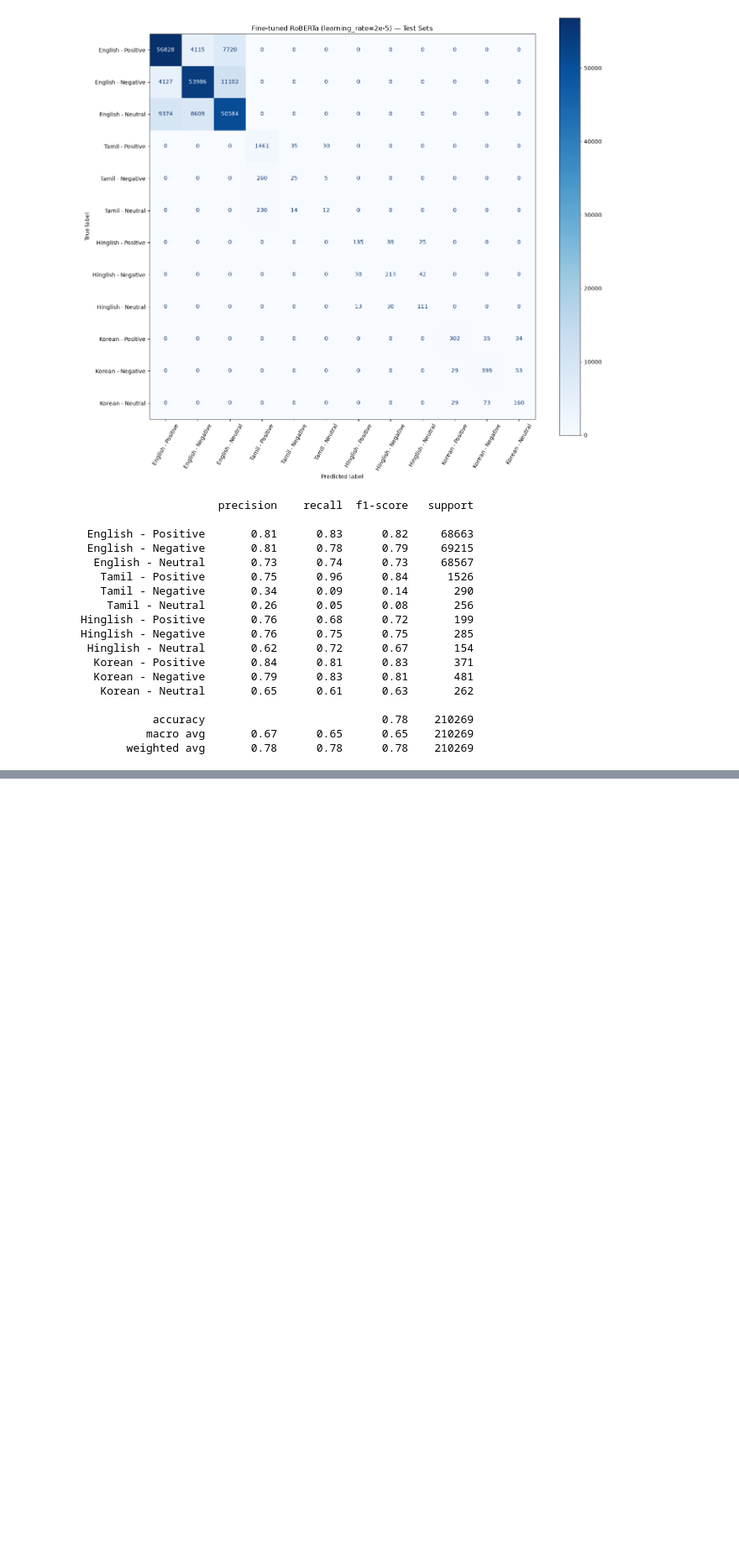
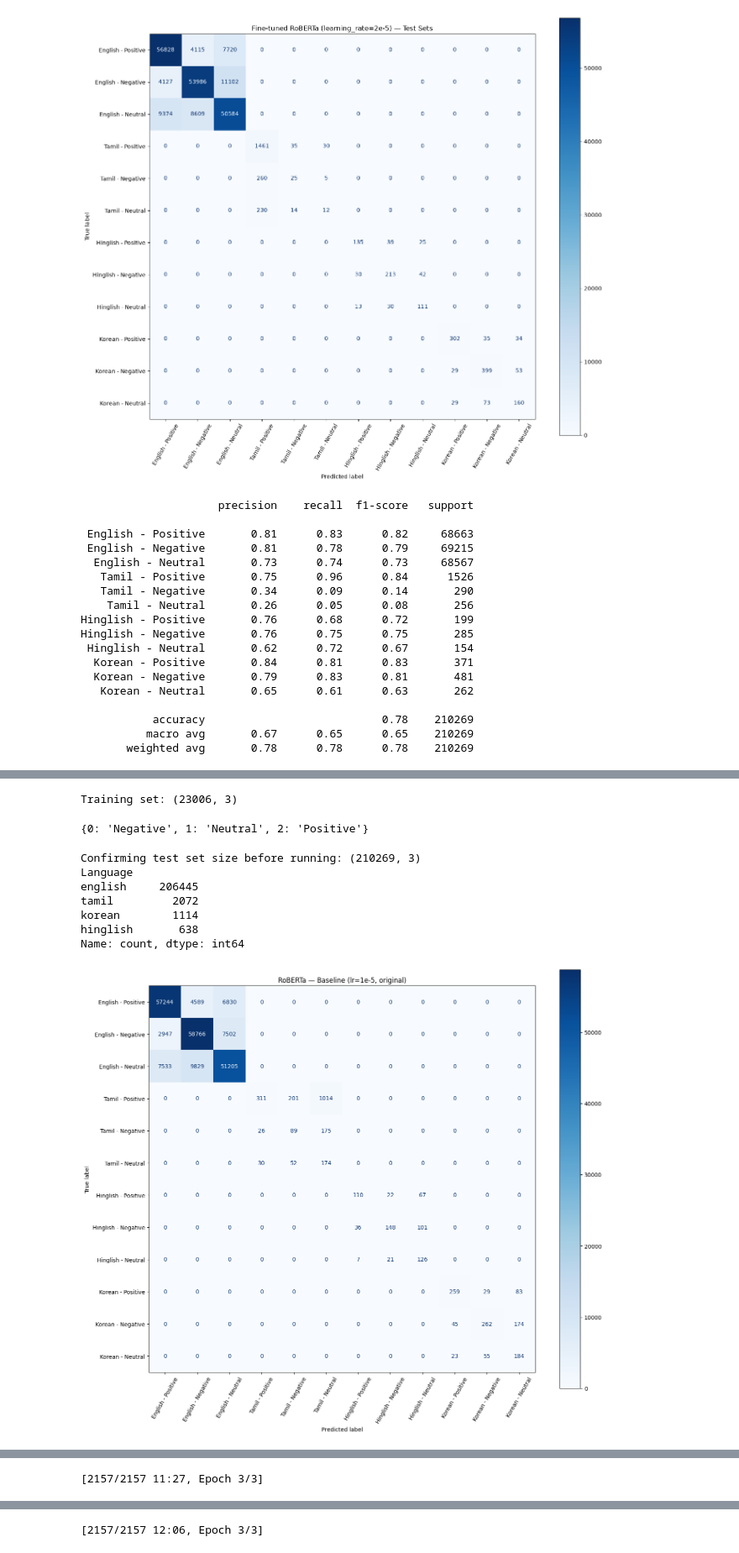
Before and after one commit to las21-sfu/NLP-Week1-Text-Classification, a Jupyter notebook: KoreanModelRun.ipynb, the cells around one changed output, grey strips where cells are left out. Shown at 84% size. Cells and saved outputs as stored; diff of their text form; code cells hidden in the pictures; blank space fills up the shorter version.

Commit message:
Ran model on hosted runtime, and also ran other models in comparison

```diff
--- a/KoreanModelRun.ipynb
+++ b/KoreanModelRun.ipynb
@@ -1091,0 +1170,5 @@ Hinglish - Negative       0.76      0.75      0.75       285
+# %%
+train_split_df = df_train_all.copy()
+print("Training set:", train_split_df.shape)
+# %% [output]
+Training set: (23006, 3)
@@ -1091,0 +1252,67 @@ Hinglish - Negative       0.76      0.75      0.75       285
+# %%
+from transformers import AutoTokenizer, AutoModelForSequenceClassification, TrainingArguments, Trainer
+import numpy as np
+
+MODEL_ID = "AmaanP314/youtube-xlm-roberta-base-sentiment-multilingual"
+SAVE_DIR = '/content/drive/MyDrive/IAT 360 Final Project'
+
+roberta_tokenizer = AutoTokenizer.from_pretrained(MODEL_ID)
+
+def fresh_model():
+    m = AutoModelForSequenceClassification.from_pretrained(MODEL_ID)
+    m.to('cuda' if torch.cuda.is_available() else 'cpu')
+    return m
+
+_tmp_model = fresh_model()
+id2label = {k: v.capitalize() for k, v in _tmp_model.config.id2label.items()}
+label2id = {v: k for k, v in id2label.items()}
+print(id2label)
+# %% [output]
+{0: 'Negative', 1: 'Neutral', 2: 'Positive'}
+# %%
+print("Confirming test set size before running:", df_test_all.shape)
+print(df_test_all['Language'].value_counts())
+
+LEARNING_RATES_TO_FINETUNE = [5e-6, 5e-5]  # bracket the original checkpoint's own 1e-5
+
+results = []
+
+# --- Baseline: original checkpoint, no fine-tuning ---
+results.append(evaluate_and_report(_tmp_model, roberta_tokenizer, id2label, df_test_all, 'Baseline (lr=1e-5, original)', SAVE_DIR))
+
+# --- Fine-tune at each new learning rate, from a fresh copy each time ---
+for lr in LEARNING_RATES_TO_FINETUNE:
+    print(f"\n{'='*60}\nFine-tuning at learning_rate={lr}\n{'='*60}")
+
+    model = fresh_model()
+    train_dataset = SentimentDataset(train_split_df, roberta_tokenizer, label2id)
+
+    training_args = TrainingArguments(
+        output_dir=f'./roberta_lr_{lr}',
+        learning_rate=lr,
+        num_train_epochs=3,
+        per_device_train_batch_size=32,
+        save_strategy='epoch',
+        fp16=torch.cuda.is_available(),
+        logging_steps=50,
+        report_to=[],
+        seed=42,
+    )
+
+    trainer = Trainer(
+        model=model, args=training_args,
+        train_dataset=train_dataset,
+        data_collator=data_collator,
+    )
+    trainer.train()
+
+    results.append(evaluate_and_report(model, roberta_tokenizer, id2label, df_test_all, f'Fine-tuned (lr={lr})', SAVE_DIR))
+# %% [output]
+Confirming test set size before running: (210269, 3)
+Language
+english     206445
+tamil         2072
+korean        1114
+hinglish       638
+Name: count, dtype: int64
+[figure, added]
@@ -1091,0 +1336 @@ Hinglish - Negative       0.76      0.75      0.75       285
+[2157/2157 11:27, Epoch 3/3]
@@ -1091,0 +1372 @@ Hinglish - Negative       0.76      0.75      0.75       285
+[2157/2157 12:06, Epoch 3/3]
```
Also changed, not shown: parts of 8 cells of this notebook.
